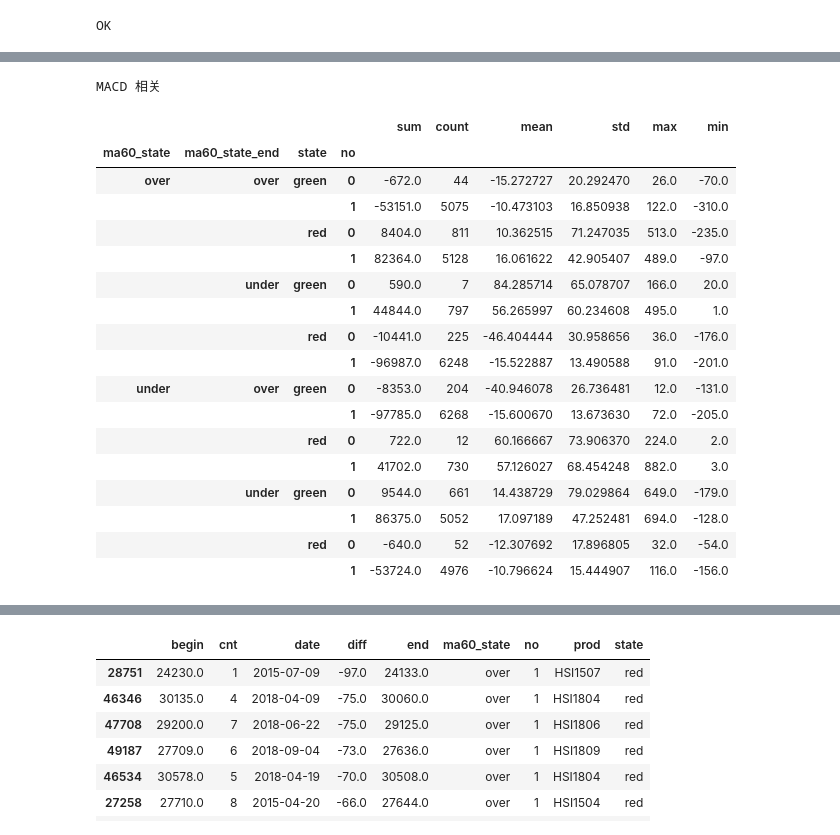
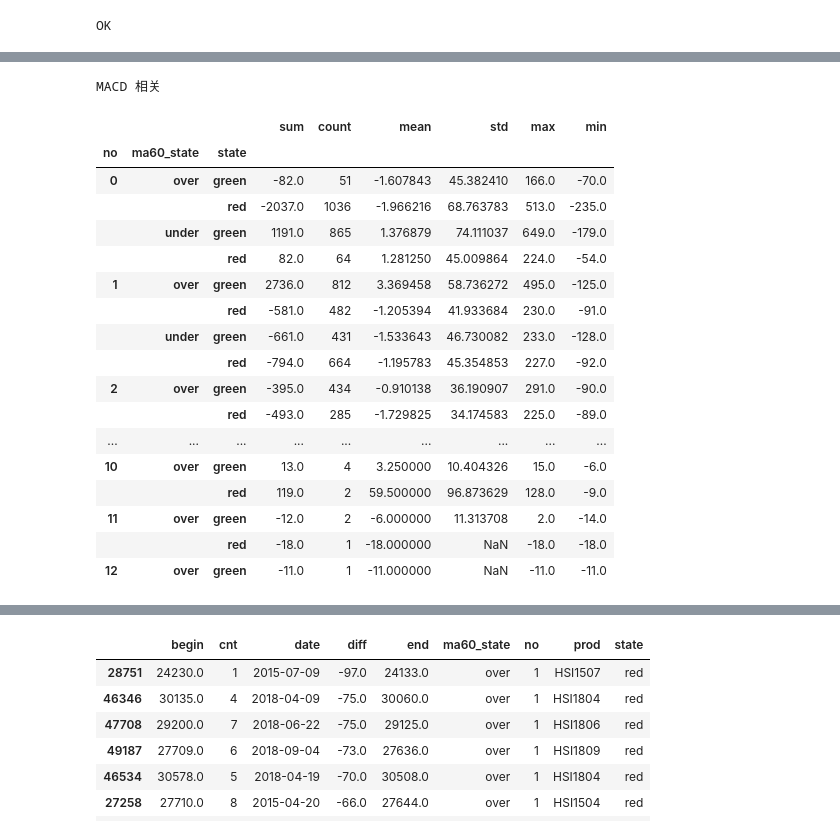
Before and after one commit to che7611/test2, a Jupyter notebook: HL_Strategy.ipynb, the cells around one changed output, grey strips where cells are left out. Drawn from its saved outputs; the diff is of its cells as text; code cells hidden in the pictures.

Commit message:
macd

```diff
--- a/HL_Strategy.ipynb
+++ b/HL_Strategy.ipynb
@@ -118,6 +120,7 @@ class backtesting():
         self._para['ma60']={}
         self._para['ma60_no_over']=0
         self._para['ma60_no_under']=0
+        self._para['ma60']['no']=0
         self._para['ma60']['cnt']=1
         self._para['ma60']['begin']=row1['close']
         self._para['ma60']['state']='over' if row1['close']>=row1['ma60'] else 'under'
@@ -126,6 +129,7 @@ class backtesting():
         self._para['macd']['begin']=row1['close']
         self._para['macd']['state']='red' if row1['macd']>=0 else 'green'
         self._para['macd']['ma60_state']=self._para['ma60']['state']
+        self._para['macd']['ma60_no']=0
         self._para['macd']['no']=0
         self._para['macd']['begin_idx']=0
         self._para['macd_no_red']=0
@@ -157,10 +161,10 @@ class backtesting():
             ma60['date']=self._para['date']
             ma60['end']=row['close']
             ma60['diff']=ma60['end']-ma60['begin'] if state==2 else ma60['begin']-ma60['end']
-            ma60['no']=self._para['ma60_no_over'] if state==2 else self._para['ma60_no_under']
             self._res['ma60'].append(ma60)
 #             print(ma60)
             ma60={}
+            ma60['no']=self._para['ma60_no_over'] if state==2 else self._para['ma60_no_under']
             ma60['state']='over' if state==1 else 'under'
             ma60['begin']=row['close']
             ma60['cnt']=1
@@ -192,6 +196,7 @@ class backtesting():
             self._res['macd'].append(macd)
             macd={}
             macd['ma60_state']=self._para['ma60']['state']
+            macd['ma60_no']=self._para['ma60']['no']
             macd['no']=self._para['macd_no_red'] if state==1 else self._para['macd_no_green']
             macd['cnt']=1
             macd['state']='red' if state==1 else 'green'
@@ -415,27 +420,31 @@ macd=pd.DataFrame(test._res['macd'])
 # %%
 Calc=['sum','count','mean','std','max','min']
 # macd=pd.DataFrame(test._res['macd'])
 print("MACD 相关")
 macd.groupby(['ma60_state','state','no'])['diff'].agg(Calc)
-macd[macd.no<=1].groupby(['ma60_state','ma60_state_end','state','no'])['diff'].agg(Calc)
+macd[macd.ma60_state==macd.ma60_state_end].groupby(['ma60_state','state','no'])['diff'].agg(Calc)
+macd[macd.ma60_no==0].groupby(['ma60_state','state','no'])['diff'].agg(Calc)
+# macd.groupby(['ma60_no','ma60_state','state'])['diff'].agg(Calc).to_excel('pkl/macd_state.xls')
+macd[macd.ma60_no==0].groupby(['no','ma60_state','state'])['diff'].agg(Calc)
+# macd.groupby(['ma60_no','state'])['diff'].agg(Calc)
 # GetROI(macd[(macd.state=='red') &(macd.no==1) & (macd.ma60_state=='over')])
 # %% [output]
 MACD 相关
-|  |  |  |  | sum | count | mean | std | max | min |
-| ma60_state | ma60_state_end | state | no |  |  |  |  |  |  |
-| over | over | green | 0 | -672.0 | 44 | -15.272727 | 20.292470 | 26.0 | -70.0 |
-|  |  |  | 1 | -53151.0 | 5075 | -10.473103 | 16.850938 | 122.0 | -310.0 |
-|  |  | red | 0 | 8404.0 | 811 | 10.362515 | 71.247035 | 513.0 | -235.0 |
-|  |  |  | 1 | 82364.0 | 5128 | 16.061622 | 42.905407 | 489.0 | -97.0 |
-|  | under | green | 0 | 590.0 | 7 | 84.285714 | 65.078707 | 166.0 | 20.0 |
-|  |  |  | 1 | 44844.0 | 797 | 56.265997 | 60.234608 | 495.0 | 1.0 |
-|  |  | red | 0 | -10441.0 | 225 | -46.404444 | 30.958656 | 36.0 | -176.0 |
-|  |  |  | 1 | -96987.0 | 6248 | -15.522887 | 13.490588 | 91.0 | -201.0 |
-| under | over | green | 0 | -8353.0 | 204 | -40.946078 | 26.736481 | 12.0 | -131.0 |
-|  |  |  | 1 | -97785.0 | 6268 | -15.600670 | 13.673630 | 72.0 | -205.0 |
-|  |  | red | 0 | 722.0 | 12 | 60.166667 | 73.906370 | 224.0 | 2.0 |
-|  |  |  | 1 | 41702.0 | 730 | 57.126027 | 68.454248 | 882.0 | 3.0 |
-|  | under | green | 0 | 9544.0 | 661 | 14.438729 | 79.029864 | 649.0 | -179.0 |
-|  |  |  | 1 | 86375.0 | 5052 | 17.097189 | 47.252481 | 694.0 | -128.0 |
-|  |  | red | 0 | -640.0 | 52 | -12.307692 | 17.896805 | 32.0 | -54.0 |
-|  |  |  | 1 | -53724.0 | 4976 | -10.796624 | 15.444907 | 116.0 | -156.0 |
+|  |  |  | sum | count | mean | std | max | min |
+| no | ma60_state | state |  |  |  |  |  |  |
+| 0 | over | green | -82.0 | 51 | -1.607843 | 45.382410 | 166.0 | -70.0 |
+|  |  | red | -2037.0 | 1036 | -1.966216 | 68.763783 | 513.0 | -235.0 |
+|  | under | green | 1191.0 | 865 | 1.376879 | 74.111037 | 649.0 | -179.0 |
+|  |  | red | 82.0 | 64 | 1.281250 | 45.009864 | 224.0 | -54.0 |
+| 1 | over | green | 2736.0 | 812 | 3.369458 | 58.736272 | 495.0 | -125.0 |
+|  |  | red | -581.0 | 482 | -1.205394 | 41.933684 | 230.0 | -91.0 |
+|  | under | green | -661.0 | 431 | -1.533643 | 46.730082 | 233.0 | -128.0 |
+|  |  | red | -794.0 | 664 | -1.195783 | 45.354853 | 227.0 | -92.0 |
+| 2 | over | green | -395.0 | 434 | -0.910138 | 36.190907 | 291.0 | -90.0 |
+|  |  | red | -493.0 | 285 | -1.729825 | 34.174583 | 225.0 | -89.0 |
+| ... | ... | ... | ... | ... | ... | ... | ... | ... |
+| 10 | over | green | 13.0 | 4 | 3.250000 | 10.404326 | 15.0 | -6.0 |
+|  |  | red | 119.0 | 2 | 59.500000 | 96.873629 | 128.0 | -9.0 |
+| 11 | over | green | -12.0 | 2 | -6.000000 | 11.313708 | 2.0 | -14.0 |
+|  |  | red | -18.0 | 1 | -18.000000 | NaN | -18.0 | -18.0 |
+| 12 | over | green | -11.0 | 1 | -11.000000 | NaN | -11.0 | -11.0 |
```
Also changed, not shown: parts of 3 cells of this notebook, 3 other files.
